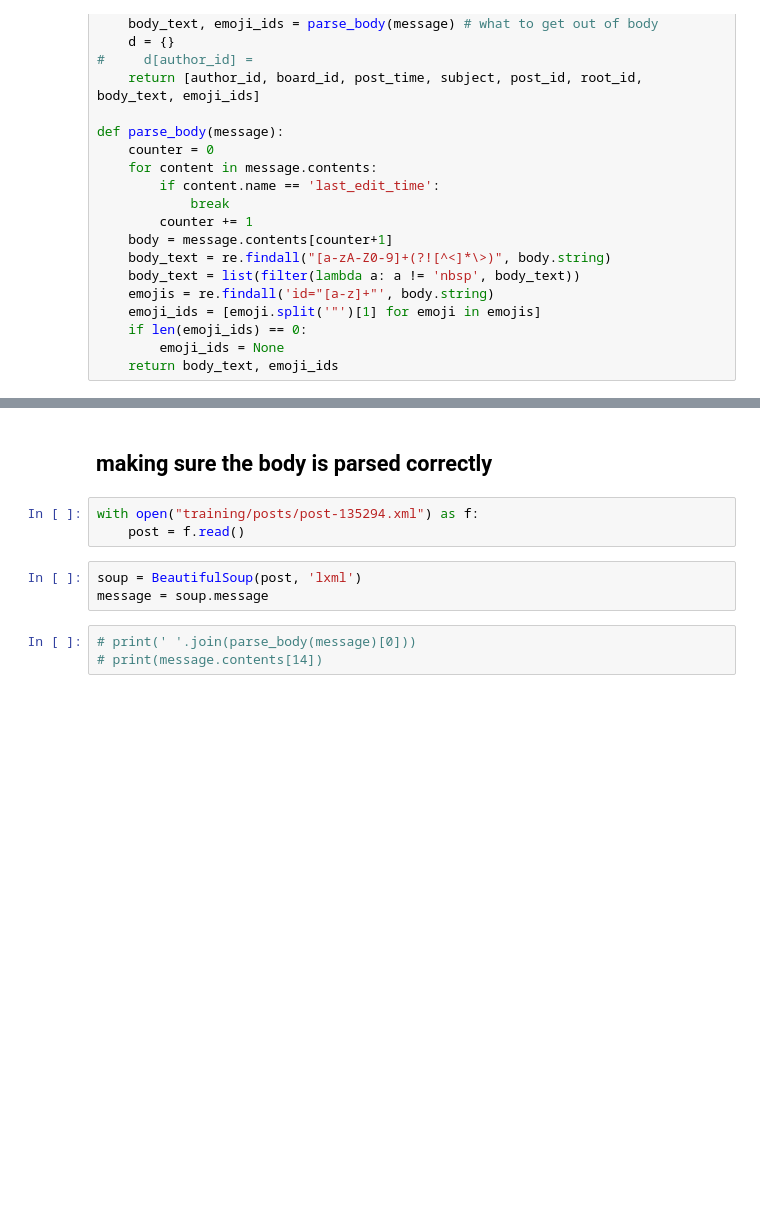
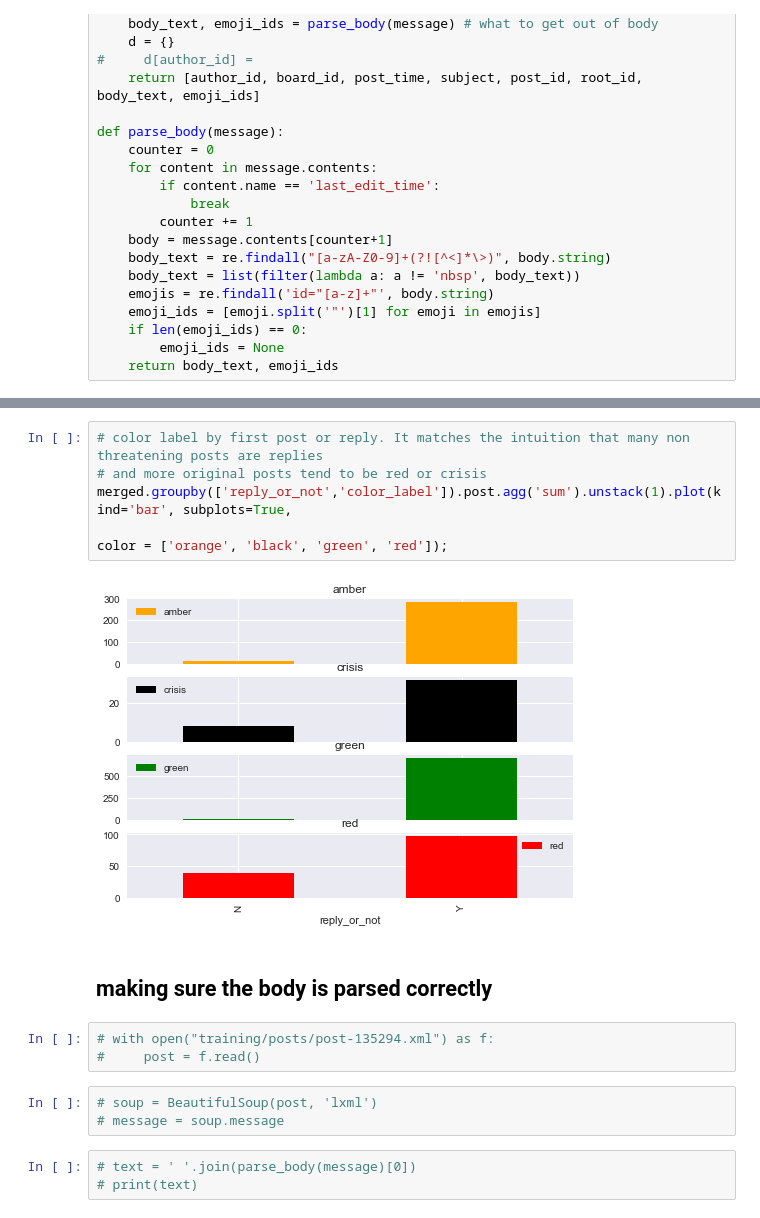
Before and after one commit to jarvmiller/nlp_project, a Jupyter notebook: parse_xml.ipynb, the cells around one changed output, grey strips where cells are left out. Saved outputs shown, nothing was run; the diff lists cells and outputs as text; blank space fills up the shorter version.

```diff
--- a/parse_xml.ipynb
+++ b/parse_xml.ipynb
@@ -61,11 +120,18 @@ print('{} seconds have passsed'.format((end-start)))
+# %%
+# color label by first post or reply. It matches the intuition that many non threatening posts are replies
+# and more original posts tend to be red or crisis
+merged.groupby(['reply_or_not','color_label']).post.agg('sum').unstack(1).plot(kind='bar', subplots=True,
+                                                                               color = ['orange', 'black', 'green', 'red']);
+# %% [output]
+[figure, added]
 # %% [markdown]
 ## making sure the body is parsed correctly
 # %%
-with open("training/posts/post-135294.xml") as f:
-    post = f.read()
+# with open("training/posts/post-135294.xml") as f:
+#     post = f.read()
 # %%
-soup = BeautifulSoup(post, 'lxml')
-message = soup.message
+# soup = BeautifulSoup(post, 'lxml')
+# message = soup.message
 # %%
-# print(' '.join(parse_body(message)[0]))
-# print(message.contents[14])
+# text = ' '.join(parse_body(message)[0])
+# print(text)
```
Also changed, not shown: parts of 19 cells of this notebook.
